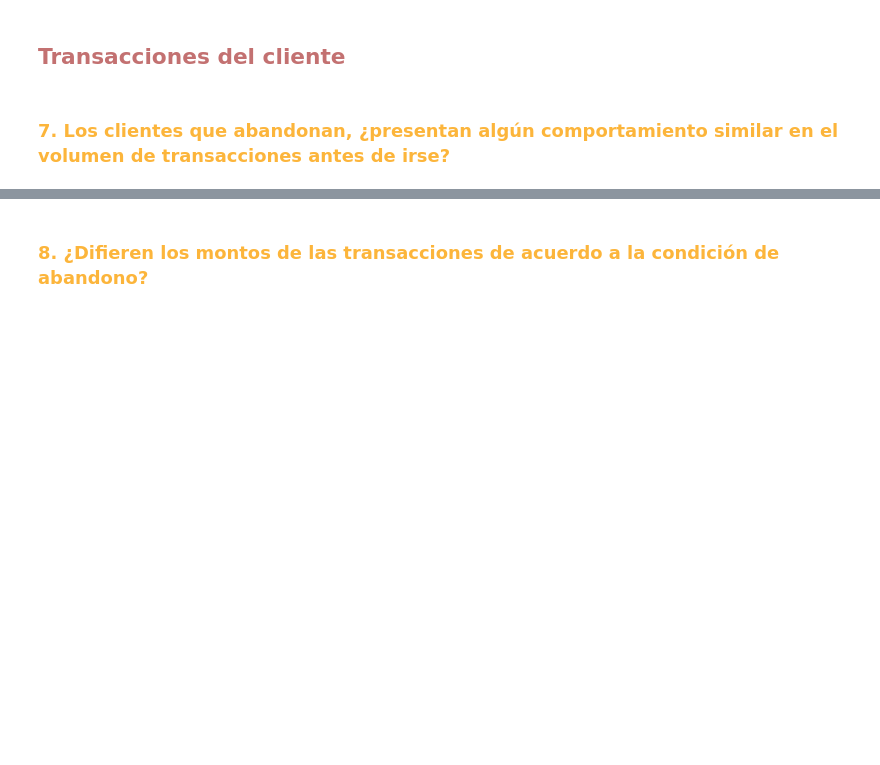
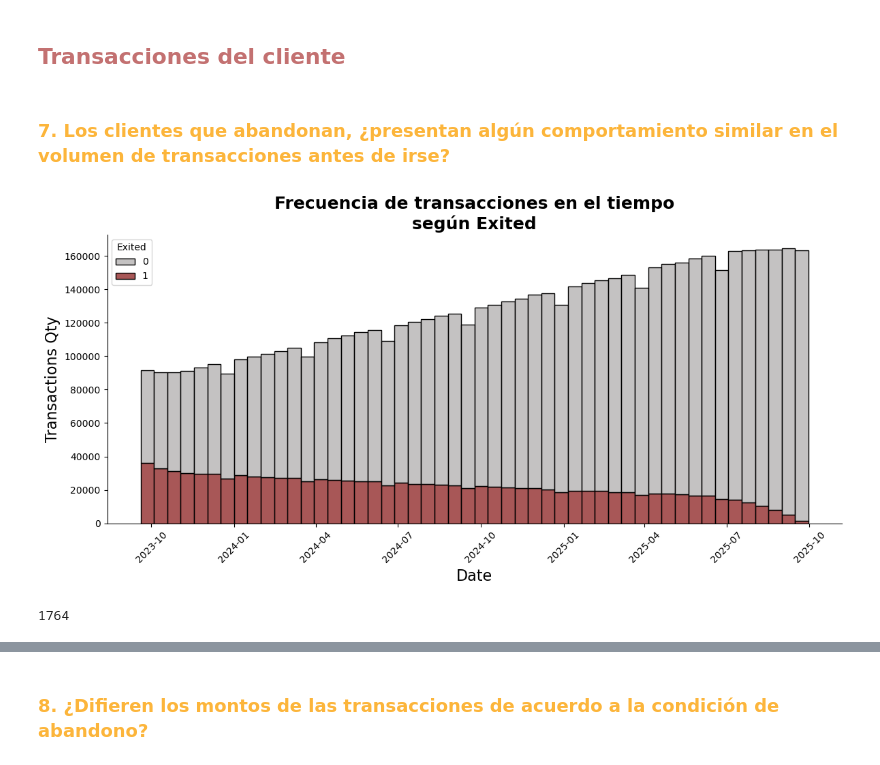
Before and after one commit to ignaciomajo/velarion_fintech, a Jupyter notebook: EDA_Velarion.ipynb, the cells around one changed output, grey strips where cells are left out. Cells and saved outputs as stored; diff of their text form; code cells hidden in the pictures; blank space fills up the shorter version.

Commit message:
UPDATE EDA_Velarion.ipynb | transacciones, interacción con la app

```diff
--- a/EDA_Velarion.ipynb
+++ b/EDA_Velarion.ipynb
@@ -1071,3 +1152,25 @@ Fuente Proyecciones: FMI / Comisión Europea (tendencia mensual simulada para al
 ## <font color='#c37171'>**Transacciones del cliente**</font>
 # %% [markdown]
 ### <font color='#FCB53B'>**7. Los clientes que abandonan, ¿presentan algún comportamiento similar en el volumen de transacciones antes de irse?**</font>
+# %%
+df_tx_exited = df_tx.merge(df_clients[['CustomerId', 'Exited']], on='CustomerId')
+# %%
+plt.figure(figsize=(12,6))
+sns.histplot(
+    data=df_tx_exited,
+    x="date",
+    hue="Exited",
+    bins=50,
+    multiple="stack",
+    palette=exited_colors
+)
+plt.title("Frecuencia de transacciones en el tiempo\nsegún Exited", fontsize=18, fontweight='bold')
+plt.xlabel("Date", fontsize=16)
+plt.ylabel("Transactions Qty", fontsize=16)
+plt.xticks(rotation=45)
+plt.tight_layout()
+plt.savefig(IMG_PATH/'eda_transaction_frequency.png', dpi=300)
+sns.despine()
+plt.show()
+# %% [output]
+[figure, added]
@@ -1073,0 +1186,4 @@ Fuente Proyecciones: FMI / Comisión Europea (tendencia mensual simulada para al
+# %%
+len(churners)
+# %% [output]
+1764
```
Also changed, not shown: parts of 80 cells of this notebook.
